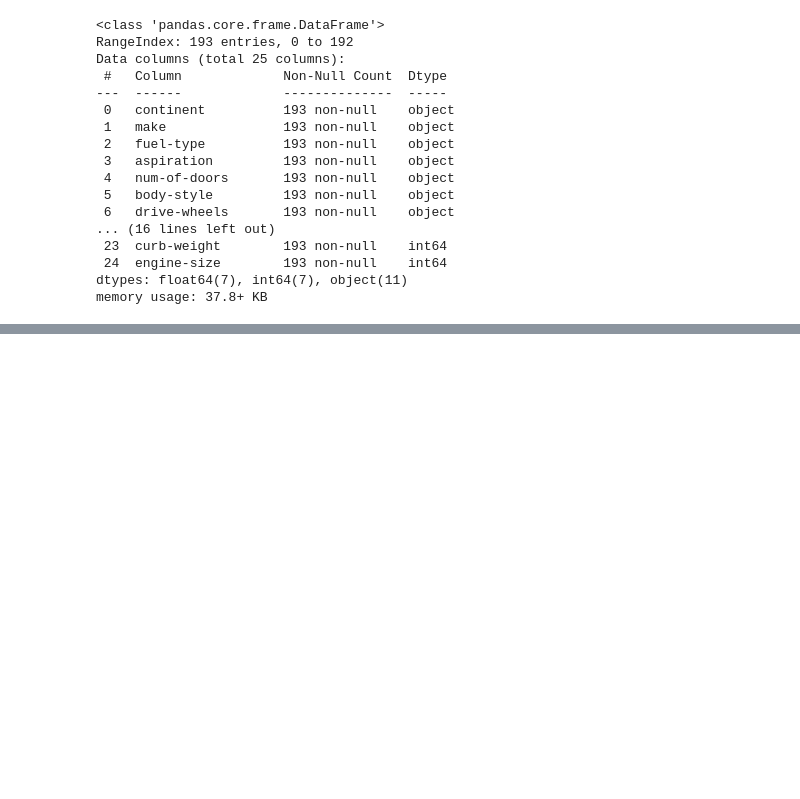
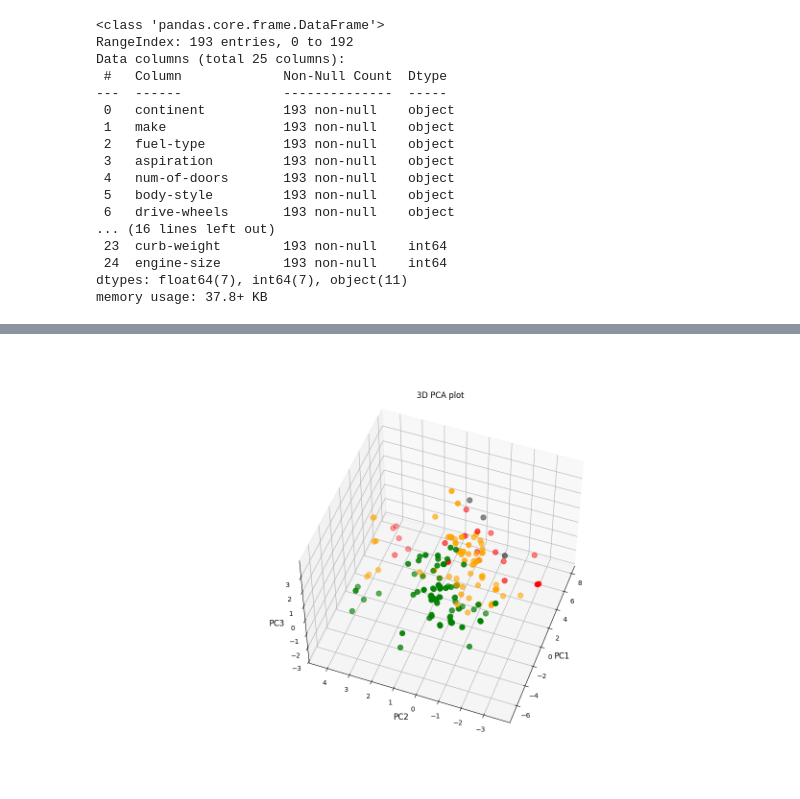
Before and after one commit to YoussefSA2/Projet_Data, a Jupyter notebook: Projet.ipynb, the cells around one changed output, grey strips where cells are left out. Drawn from its saved outputs; the diff is of its cells as text; code cells hidden in the pictures; blank space fills up the shorter version.

```diff
--- a/Projet.ipynb
+++ b/Projet.ipynb
@@ -93,6 +146,6 @@ array([[ 2.09550389e+02, -8.61158973e+01,  5.33670724e+01, ...,
 # %%
 comp1 = acp[:,0]
 comp2 = acp[:,1]
-comp3 = acp[:,3]
+comp3 = acp[:,2]
 pearsonr(comp1, comp2)
 # %% [output]
@@ -128,0 +185,24 @@ plt.show()
+# %%
+
+fig = plt.figure(figsize=(14,9))
+ax = fig.add_subplot(111,
+                     projection='3d')
+
+ax.scatter(comp1,
+            comp2,
+            comp3,
+            c=mapc(dataset["price"]),
+            s=60)
+
+ax.set_xlabel("PC1",
+              fontsize=12)
+ax.set_ylabel("PC2",
+              fontsize=12)
+ax.set_zlabel("PC3",
+              fontsize=12)
+
+ax.view_init(50, 200)
+plt.title("3D PCA plot")
+plt.show()
+# %% [output]
+[figure, added]
```
Also changed, not shown: parts of 15 cells of this notebook, 2 other files.
